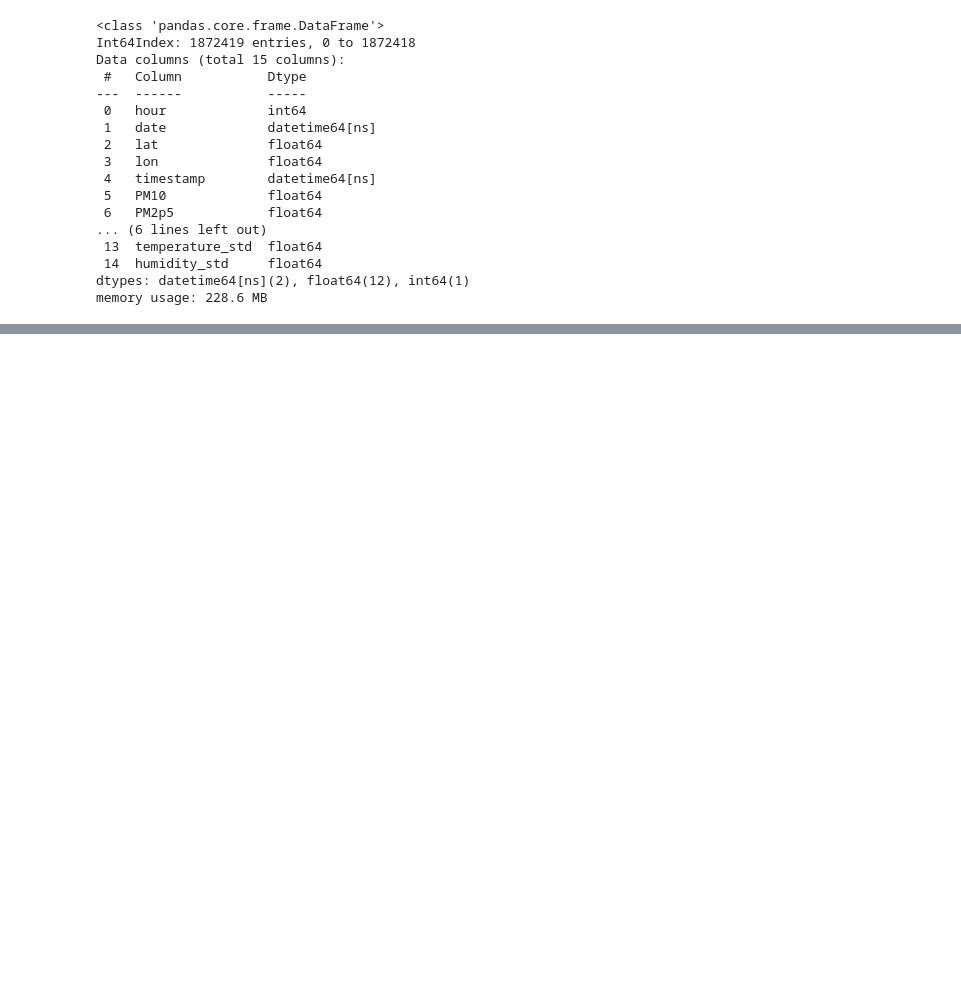
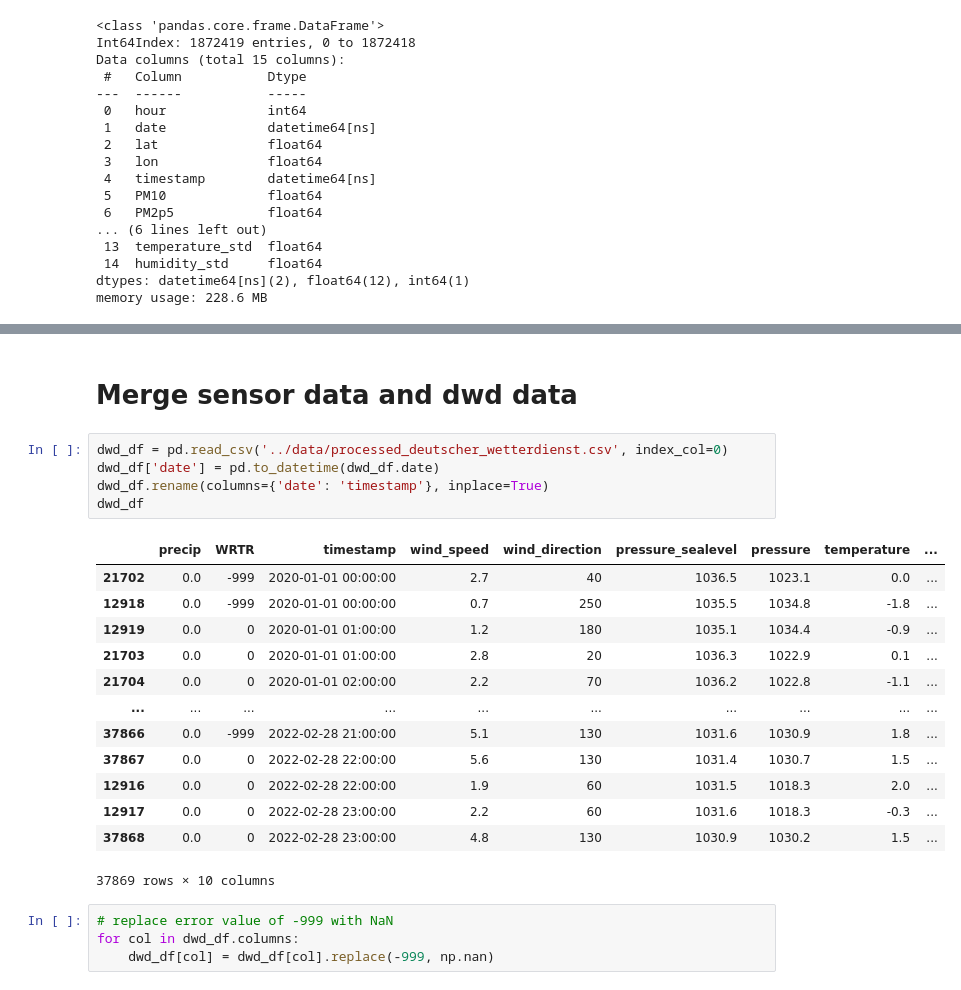
Before and after one commit to j-herbig/air-pollution, a Jupyter notebook: notebooks/data_merging.ipynb, the cells around one changed output, grey strips where cells are left out. Cells and saved outputs as stored; diff of their text form; blank space fills up the shorter version.

```diff
--- a/notebooks/data_merging.ipynb
+++ b/notebooks/data_merging.ipynb
@@ -356,0 +396,25 @@ df.to_csv('../data/processed_sensor_community.csv')
+# %% [markdown]
+# Merge sensor data and dwd data
+# %%
+dwd_df = pd.read_csv('../data/processed_deutscher_wetterdienst.csv', index_col=0)
+dwd_df['date'] = pd.to_datetime(dwd_df.date)
+dwd_df.rename(columns={'date': 'timestamp'}, inplace=True)
+dwd_df
+# %% [output]
+|  | precip | WRTR | timestamp | wind_speed | wind_direction | pressure_sealevel | pressure | temperature | ... |
+| 21702 | 0.0 | -999 | 2020-01-01 00:00:00 | 2.7 | 40 | 1036.5 | 1023.1 | 0.0 | ... |
+| 12918 | 0.0 | -999 | 2020-01-01 00:00:00 | 0.7 | 250 | 1035.5 | 1034.8 | -1.8 | ... |
+| 12919 | 0.0 | 0 | 2020-01-01 01:00:00 | 1.2 | 180 | 1035.1 | 1034.4 | -0.9 | ... |
+| 21703 | 0.0 | 0 | 2020-01-01 01:00:00 | 2.8 | 20 | 1036.3 | 1022.9 | 0.1 | ... |
+| 21704 | 0.0 | 0 | 2020-01-01 02:00:00 | 2.2 | 70 | 1036.2 | 1022.8 | -1.1 | ... |
+| ... | ... | ... | ... | ... | ... | ... | ... | ... | ... |
+| 37866 | 0.0 | -999 | 2022-02-28 21:00:00 | 5.1 | 130 | 1031.6 | 1030.9 | 1.8 | ... |
+| 37867 | 0.0 | 0 | 2022-02-28 22:00:00 | 5.6 | 130 | 1031.4 | 1030.7 | 1.5 | ... |
+| 12916 | 0.0 | 0 | 2022-02-28 22:00:00 | 1.9 | 60 | 1031.5 | 1018.3 | 2.0 | ... |
+| 12917 | 0.0 | 0 | 2022-02-28 23:00:00 | 2.2 | 60 | 1031.6 | 1018.3 | -0.3 | ... |
+| 37868 | 0.0 | 0 | 2022-02-28 23:00:00 | 4.8 | 130 | 1030.9 | 1030.2 | 1.5 | ... |
+37869 rows × 10 columns
+# %%
+# replace error value of -999 with NaN
+for col in dwd_df.columns:
+    dwd_df[col] = dwd_df[col].replace(-999, np.nan)
```
Also changed, not shown: parts of 10 cells of this notebook, 1 other file.
